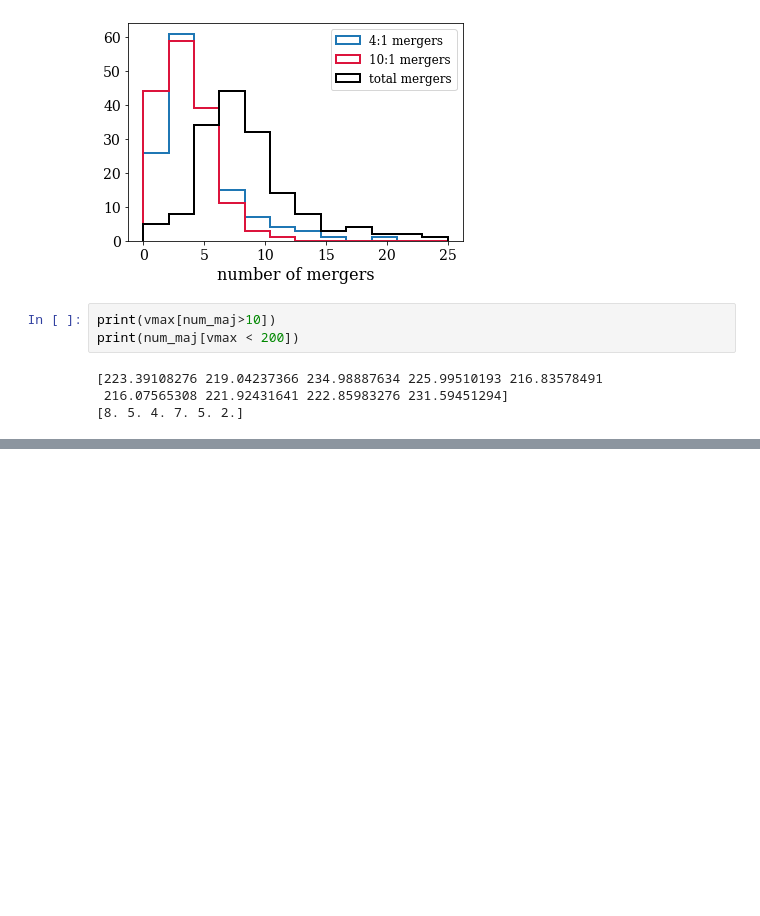
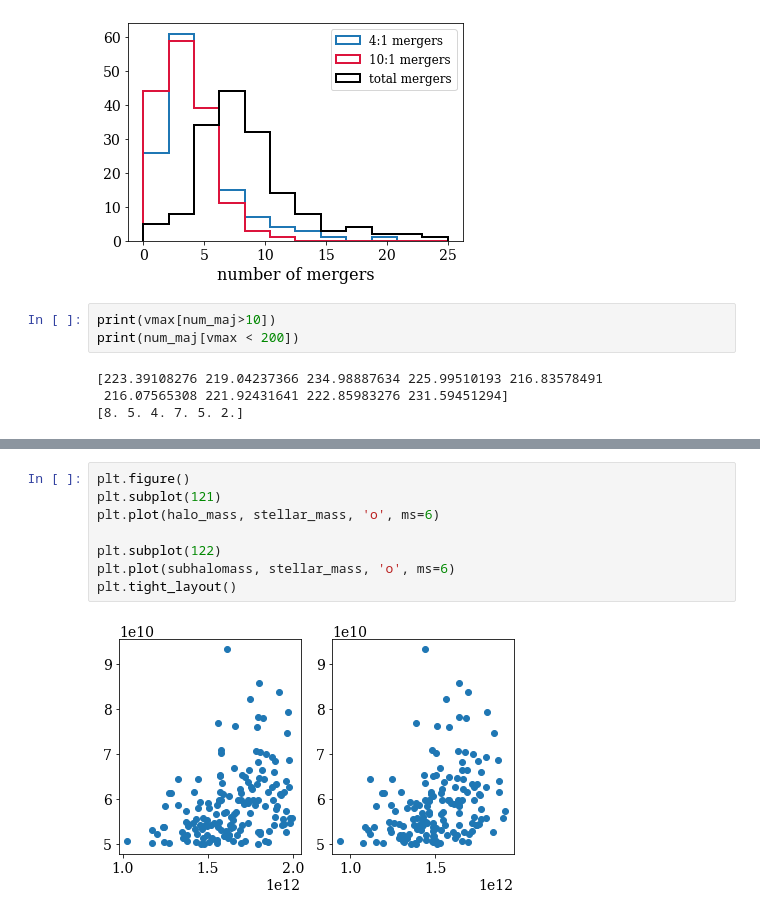
Before and after one commit to ekta1224/IllustrisAD, a Jupyter notebook: TNG_v2/plot_TNG_sample_properties.ipynb, the cells around one changed output, grey strips where cells are left out. Drawn from its saved outputs; the diff is of its cells as text; blank space fills up the shorter version.

```diff
--- a/TNG_v2/plot_TNG_sample_properties.ipynb
+++ b/TNG_v2/plot_TNG_sample_properties.ipynb
@@ -75,0 +95,10 @@ print(num_maj[vmax < 200])
+# %%
+plt.figure()
+plt.subplot(121)
+plt.plot(halo_mass, stellar_mass, 'o', ms=6)
+
+plt.subplot(122)
+plt.plot(subhalomass, stellar_mass, 'o', ms=6)
+plt.tight_layout()
+# %% [output]
+[figure, added]
```
Also changed, not shown: parts of 3 cells of this notebook, 1 other file.
